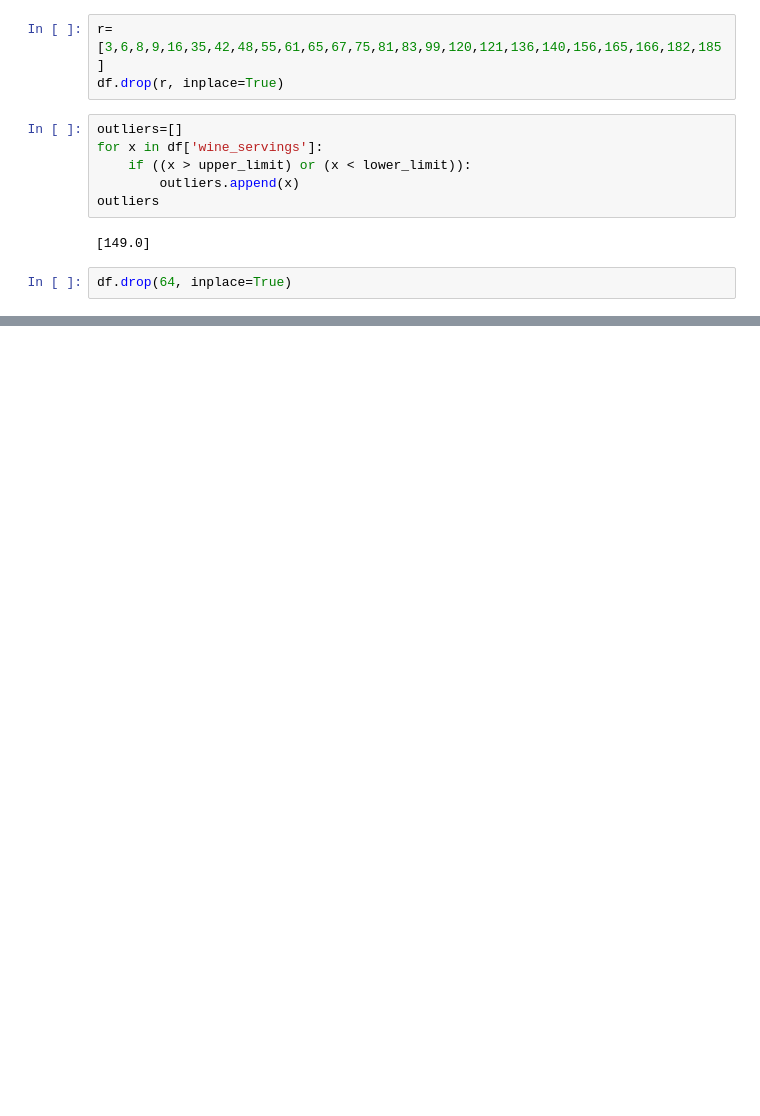
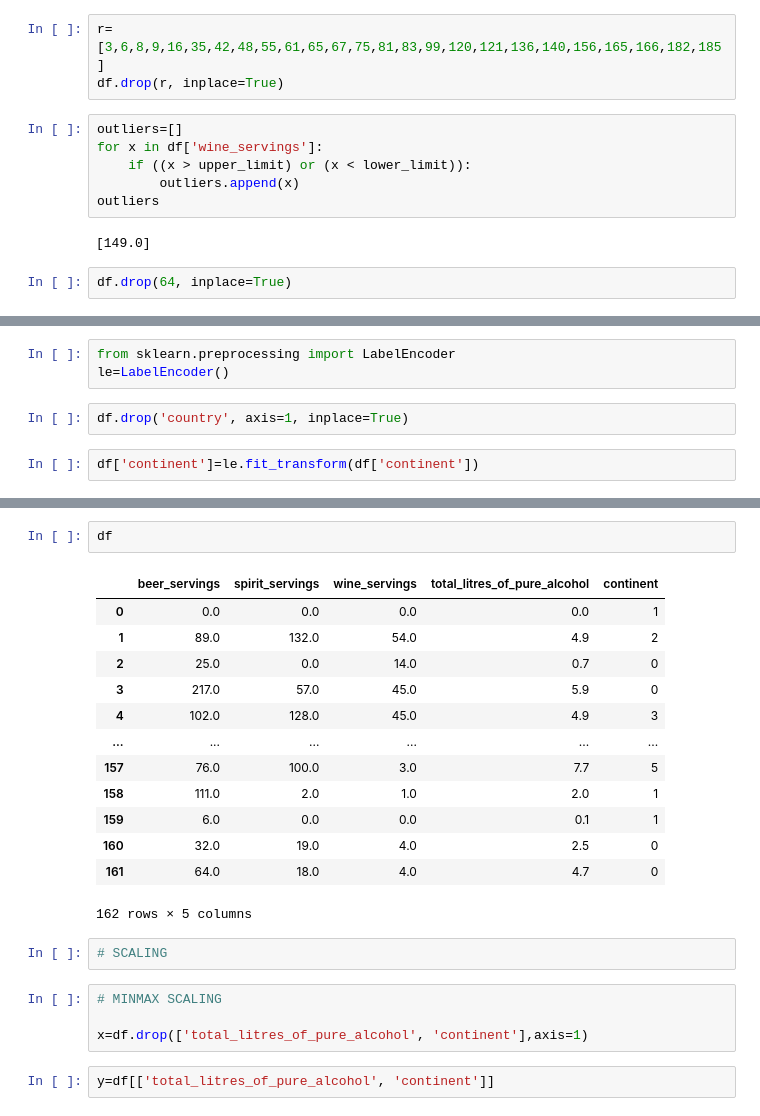
Before and after one commit to shaheerkl/EDA, a Jupyter notebook: eda p-1 servings.ipynb, the cells around one changed output, grey strips where cells are left out. Drawn from its saved outputs; the diff is of its cells as text; blank space fills up the shorter version.

```diff
--- a/eda p-1 servings.ipynb
+++ b/eda p-1 servings.ipynb
@@ -389,0 +423,7 @@ df
+# %%
+from sklearn.preprocessing import LabelEncoder
+le=LabelEncoder()
+# %%
+df.drop('country', axis=1, inplace=True)
+# %%
+df['continent']=le.fit_transform(df['continent'])
@@ -389,0 +439,24 @@ df
+# %%
+df
+# %% [output]
+|  | beer_servings | spirit_servings | wine_servings | total_litres_of_pure_alcohol | continent |
+| 0 | 0.0 | 0.0 | 0.0 | 0.0 | 1 |
+| 1 | 89.0 | 132.0 | 54.0 | 4.9 | 2 |
+| 2 | 25.0 | 0.0 | 14.0 | 0.7 | 0 |
+| 3 | 217.0 | 57.0 | 45.0 | 5.9 | 0 |
+| 4 | 102.0 | 128.0 | 45.0 | 4.9 | 3 |
+| ... | ... | ... | ... | ... | ... |
+| 157 | 76.0 | 100.0 | 3.0 | 7.7 | 5 |
+| 158 | 111.0 | 2.0 | 1.0 | 2.0 | 1 |
+| 159 | 6.0 | 0.0 | 0.0 | 0.1 | 1 |
+| 160 | 32.0 | 19.0 | 4.0 | 2.5 | 0 |
+| 161 | 64.0 | 18.0 | 4.0 | 4.7 | 0 |
+162 rows × 5 columns
+# %%
+# SCALING
+# %%
+# MINMAX SCALING
+
+x=df.drop(['total_litres_of_pure_alcohol', 'continent'],axis=1)
+# %%
+y=df[['total_litres_of_pure_alcohol', 'continent']]
```
Also changed, not shown: parts of 19 cells of this notebook, 3 other files.
